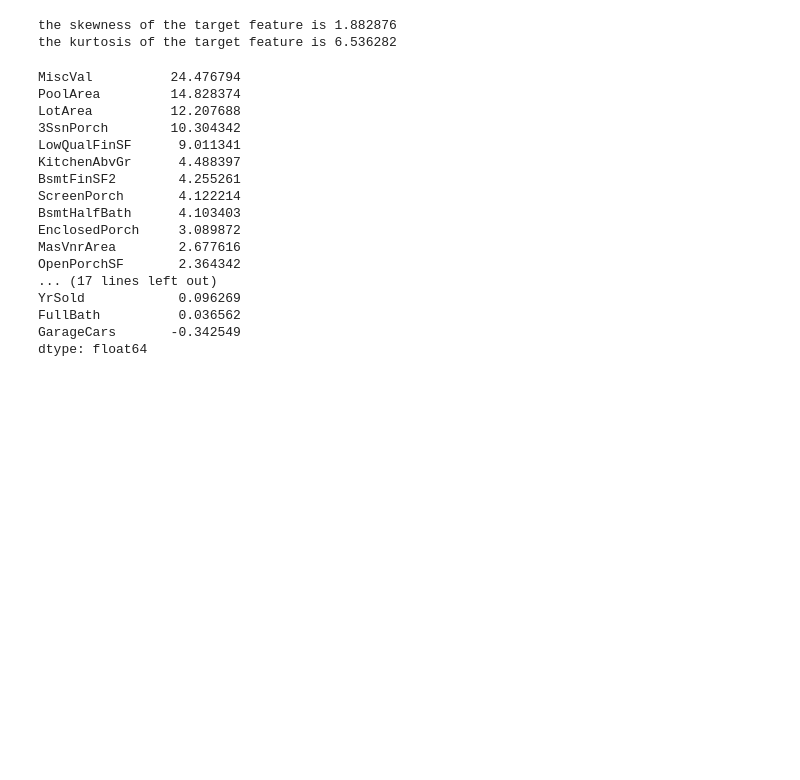
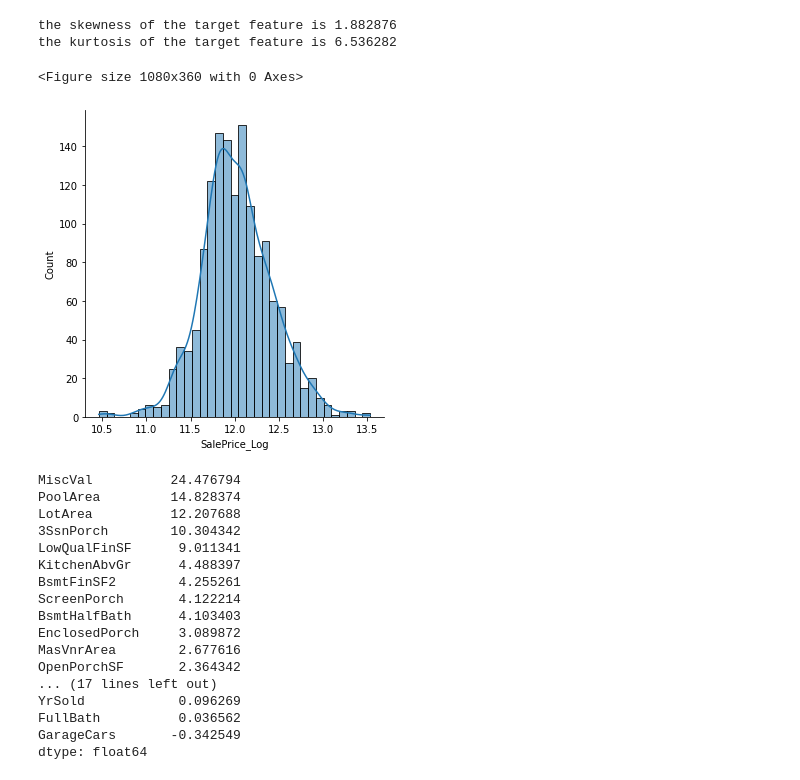
Before and after one commit to Abhi-Awasthi/House_Price_Predictor, a Jupyter notebook: HousePricing.ipynb, the cells around one changed output. Cells and saved outputs as stored; diff of their text form; code cells hidden in the pictures; blank space fills up the shorter version.

```diff
--- a/HousePricing.ipynb
+++ b/HousePricing.ipynb
@@ -169,7 +164,16 @@ categorical_features=house_pricing.select_dtypes(include='object')
 # %%
 # transforming target variable
 numerical_features['SalePrice_Log']=numerical_features.SalePrice.transform(lambda x: np.log(x))
 numerical_features.drop('SalePrice', axis=1, inplace=True)
+
+# After transformation - Distribution of Target Variable
+
+plt.figure(figsize=(15,5))
+sns.displot(numerical_features['SalePrice_Log'], kde=True)
+plt.show()
+# %% [output]
+<Figure size 1080x360 with 0 Axes>
+[figure, added]
 # %%
 # Checking for Skewness for numerical data and then if required need to apply scaling
 
```
Also changed, not shown: parts of 12 cells of this notebook.
